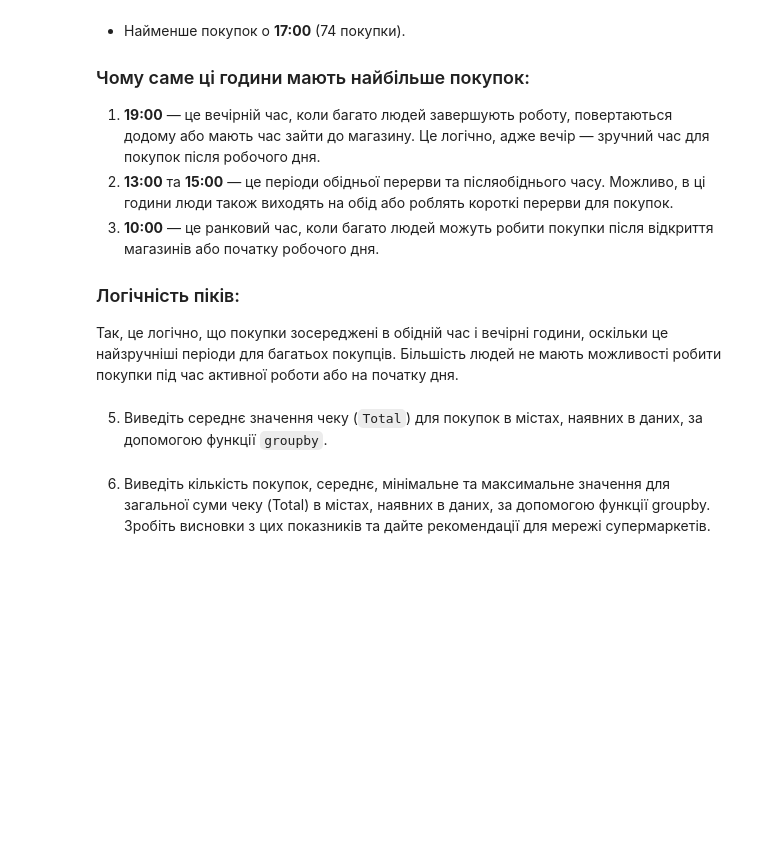
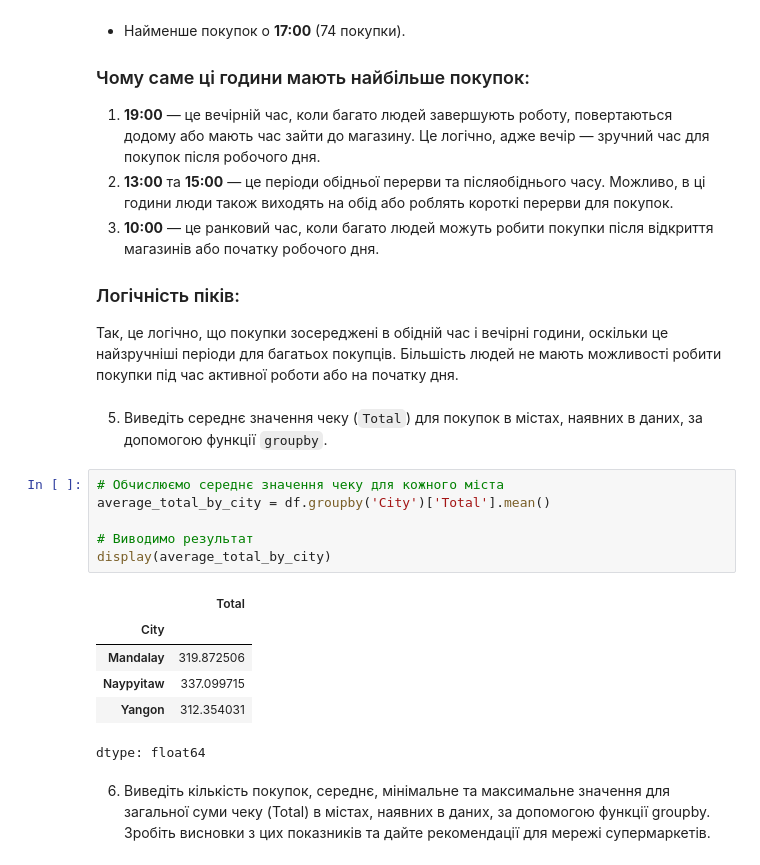
Before and after one commit to oleg-zao/My-Python-Home-Work, a Jupyter notebook: hw_3_3_Розширені_методи_обробки_даних_у_Pandas_.ipynb, the cells around one changed output. Cells and saved outputs as stored; diff of their text form; blank space fills up the shorter version.

```diff
--- a/hw_3_3_Розширені_методи_обробки_даних_у_Pandas_.ipynb
+++ b/hw_3_3_Розширені_методи_обробки_даних_у_Pandas_.ipynb
@@ -179,6 +179,19 @@ dtype: int64
 Так, це логічно, що покупки зосереджені в обідній час і вечірні години, оскільки це найзручніші періоди для багатьох покупців. Більшість людей не мають можливості робити покупки під час активної роботи або на початку дня.
 # %% [markdown]
 5. Виведіть середнє значення чеку (`Total`) для покупок в містах, наявних в даних, за допомогою функції `groupby`.
+# %%
+# Обчислюємо середнє значення чеку для кожного міста
+average_total_by_city = df.groupby('City')['Total'].mean()
+
+# Виводимо результат
+display(average_total_by_city)
+# %% [output]
+|  | Total |
+| City |  |
+| Mandalay | 319.872506 |
+| Naypyitaw | 337.099715 |
+| Yangon | 312.354031 |
+dtype: float64
 # %% [markdown]
 6. Виведіть кількість покупок, середнє, мінімальне та максимальне значення для загальної суми чеку (Total) в містах, наявних в даних, за допомогою функції groupby.
 Зробіть висновки з цих показників та дайте рекомендації для мережі супермаркетів.
```
Also changed, not shown: parts of 3 cells of this notebook.
